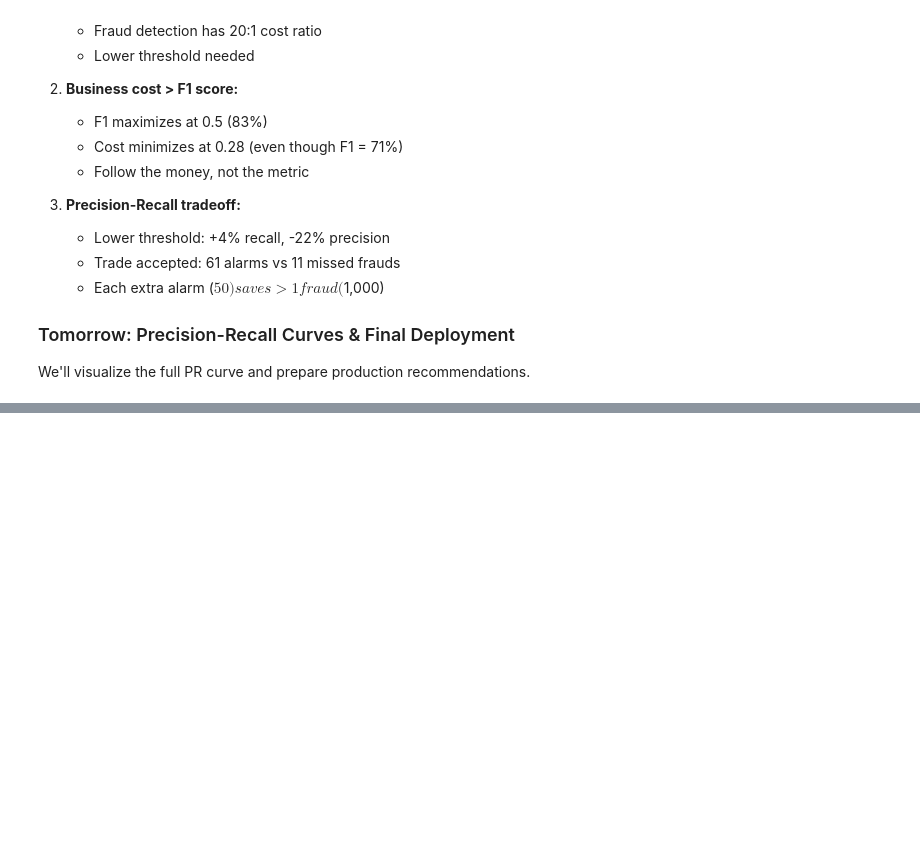
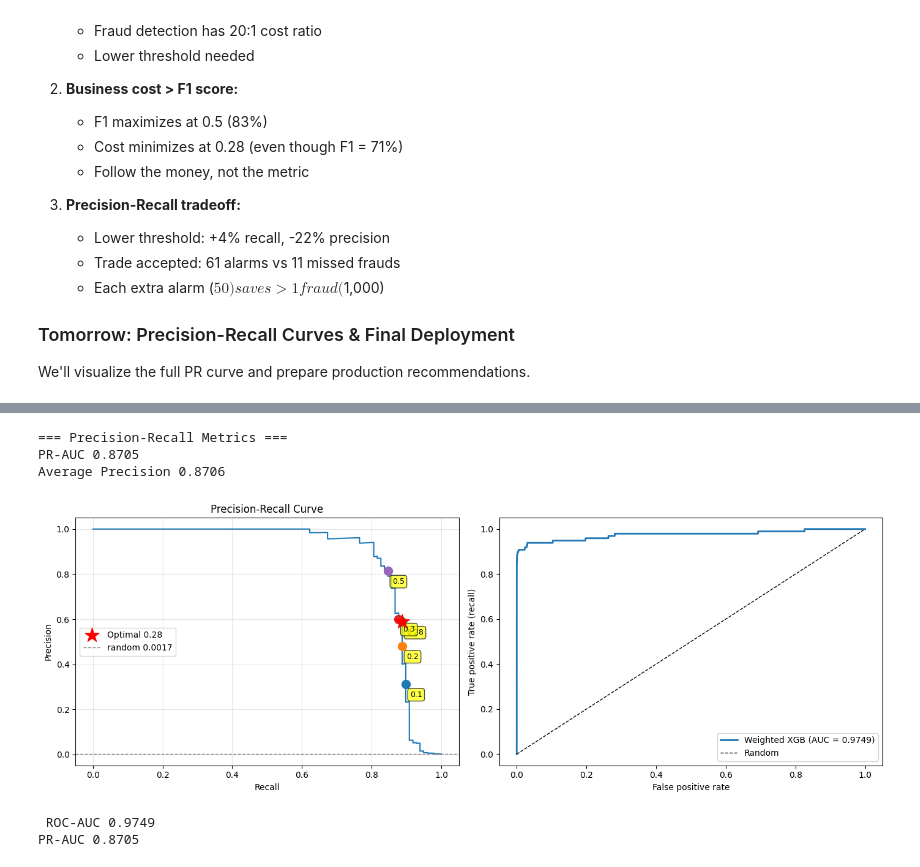
Before and after one commit to Dereger325/credit-card-fraud-detection, a Jupyter notebook: fraud_detection.ipynb, the cells around one changed output, grey strips where cells are left out. Drawn from its saved outputs; the diff is of its cells as text; code cells hidden in the pictures; blank space fills up the shorter version.

```diff
--- a/fraud_detection.ipynb
+++ b/fraud_detection.ipynb
@@ -1126,0 +1141,55 @@ We'll visualize the full PR curve and prepare production recommendations.
+# %%
+from sklearn.metrics import precision_recall_curve , auc, average_precision_score
+precision_curve,recall_curve,threshold_pr = precision_recall_curve(Y_test,optimal_proba)
+pr_auc = auc(recall_curve,precision_curve)
+avg_precision = average_precision_score(Y_test,optimal_proba)
+print(f'=== Precision-Recall Metrics ===')
+print(f'PR-AUC {pr_auc:.4f}')
+print(f'Average Precision {avg_precision:.4f}')
+fig, axes = plt.subplots(1,2,figsize = (14,5))
+
+axes[0].plot(recall_curve,precision_curve)
+axes[0].set_xlabel('Recall')
+axes[0].set_ylabel('Precision')
+axes[0].set_title('Precision-Recall Curve')
+axes[0].grid(alpha = 0.3)
+
+threshold_markers = [0.1,0.2,0.28,0.3,0.5]
+for threshold in threshold_markers:
+    pred = (optimal_proba >= threshold)
+    if pred.sum() > 0:
+        prec = precision_score(Y_test,pred)
+        rec = recall_score(Y_test,pred)
+        axes[0].scatter(rec,prec,s = 100,zorder = 5)
+        axes[0].annotate(f'{threshold}',(rec,prec),xytext = (5,-15),textcoords = 'offset points',fontsize = 9,
+                        bbox = dict(boxstyle = 'round,pad = 0.3',facecolor = 'yellow',alpha = 0.7))
+pred_optimal = (optimal_proba >= optimal_threshold).astype(int)
+prec_optimal = precision_score(Y_test,pred_optimal)
+rec_optimal = recall_score(Y_test,pred_optimal)
+axes[0].scatter(rec_optimal,prec_optimal,s = 300,marker = '*',color = 'red',label = 'Optimal 0.28',zorder = 6)
+
+
+baseline_prediction = Y_test.sum() / len(Y_test)
+baseline_prediction
+axes[0].axhline(y = baseline_prediction,color = 'grey',linestyle = '--',linewidth = 1,label = f'random {baseline_prediction:.4f}')
+axes[0].legend()
+from sklearn.metrics import roc_curve,roc_auc_score
+
+fpr,tpr,thresholds_roc = roc_curve(Y_test,optimal_proba)
+roc_auc = roc_auc_score(Y_test,optimal_proba)
+axes[1].plot(fpr,tpr,linewidth = 2,label = f'Weighted XGB (AUC = {roc_auc:.4f})')
+axes[1].plot([0,1],[0,1],'k--',linewidth = 1,label = 'Random')
+axes[1].set_xlabel('False positive rate')
+axes[1].set_ylabel('True positive rate (recall)')
+axes[1].legend()
+plt.tight_layout()
+plt.show()
+print(f'\n ROC-AUC {roc_auc:.4f}')
+print(f'PR-AUC {pr_auc:.4f}')
+# %% [output]
+=== Precision-Recall Metrics ===
+PR-AUC 0.8705
+Average Precision 0.8706
+[figure, added]
+ ROC-AUC 0.9749
+PR-AUC 0.8705
```
Also changed, not shown: parts of 5 cells of this notebook.
